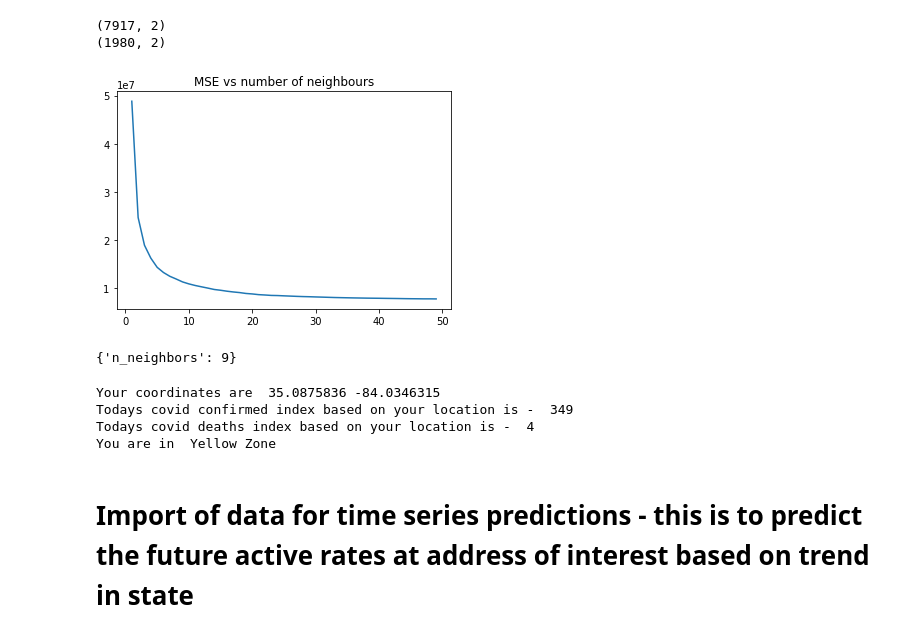
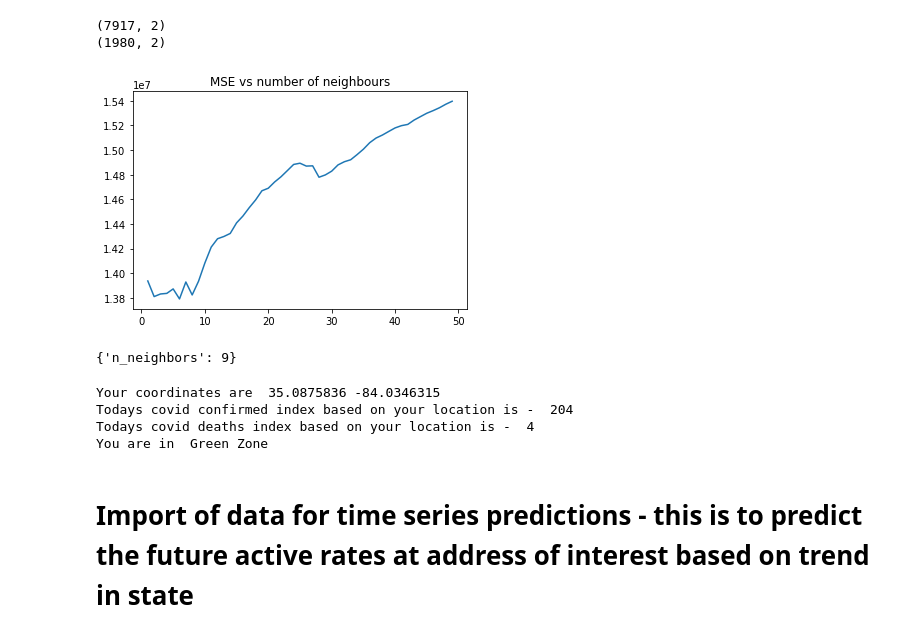
Before and after one commit to SupriyaChinthakuntla/KDD, a Jupyter notebook: Group_Project_KDD.ipynb, the cells around one changed output. Drawn from its saved outputs; the diff is of its cells as text; code cells hidden in the pictures.

```diff
--- a/Group_Project_KDD.ipynb
+++ b/Group_Project_KDD.ipynb
@@ -140,22 +140,20 @@ print(X_test.shape)
 # %%
 from sklearn.neighbors import KNeighborsRegressor
 from sklearn.metrics import mean_squared_error
 from sklearn import metrics
 from sklearn.model_selection import GridSearchCV
-knnr = KNeighborsRegressor(n_neighbors = 14)
-knnr.fit(X_train, y_train)
 a=[]
 c=[]
 for n_value in  range(1,50):
-    knnr = KNeighborsRegressor(n_neighbors = n_value,weights='distance',p=2)
+    knnr = KNeighborsRegressor(n_neighbors = n_value)
     knnr.fit(X_train, y_train)
     a.append(n_value)
     #plt.scatter(x=n_value,y=format(np.power(y_test-knnr.predict(X_test),2).mean()),s=60,c='red')
     #print ("The MSE is:",mean_squared_error(y_test,knnr.predict(X_test))," ",n_value)
     c.append(mean_squared_error(y_test,knnr.predict(X_test)))
 plt.plot(a,c)
 plt.title("MSE vs number of neighbours")
 plt.show()
 # %% [output]
-[figure, old version]
+[figure, new version]
 # %%
@@ -183,6 +181,7 @@ from sklearn.neighbors import KNeighborsRegressor
 from geopy.geocoders import Nominatim
 geolocator = Nominatim(user_agent="addresscodingLatLong")
 location = geolocator.geocode(addressSearch)
+stateOfData = location_given.raw.get('address').get('state')
 knnr = KNeighborsRegressor(n_neighbors = model.best_params_.get('n_neighbors'))
 knnr.fit(X_train, y_train)
 print("Your coordinates are ",location.latitude,location.longitude)
@@ -209,9 +208,9 @@ def returnZone(covid_prediction):
 print("You are in ", returnZone(covid_prediction[0][0]))
 # %% [output]
 Your coordinates are  35.0875836 -84.0346315
-Todays covid confirmed index based on your location is -  349
+Todays covid confirmed index based on your location is -  204
 Todays covid deaths index based on your location is -  4
-You are in  Yellow Zone
+You are in  Green Zone
 # %% [markdown]
 # Import of data for time series predictions - this is to predict the future active rates at address of interest based on trend in state
 # %%
```
Also changed, not shown: parts of 5 cells of this notebook.
